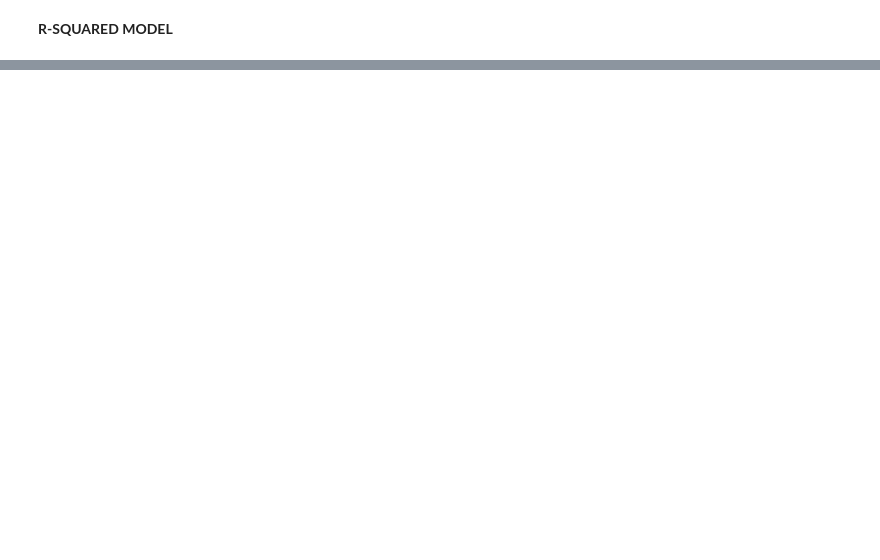
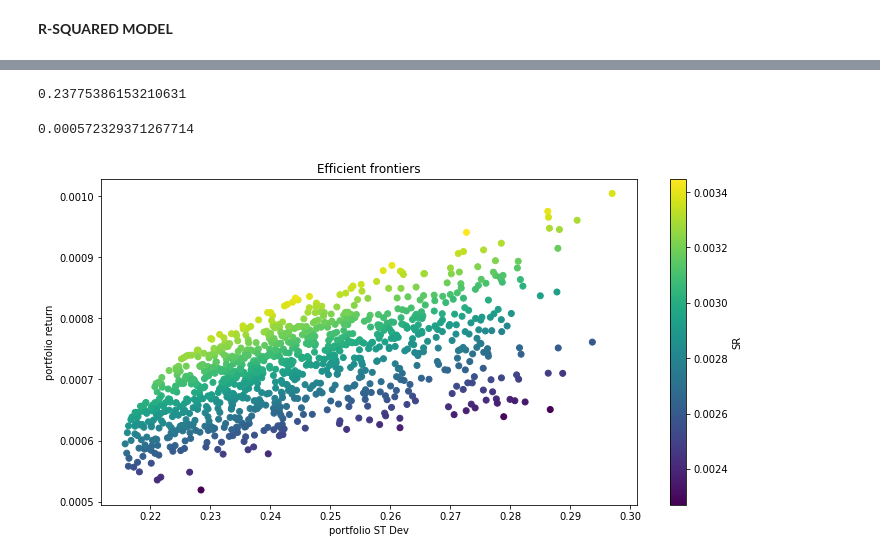
Before and after one commit to HardikZala/Data-Analysis, a Jupyter notebook: Portfolio_Risk_Calculator.ipynb, the cells around one changed output, grey strips where cells are left out. Saved outputs shown, nothing was run; the diff lists cells and outputs as text; code cells hidden in the pictures; blank space fills up the shorter version.

```diff
--- a/Portfolio_Risk_Calculator.ipynb
+++ b/Portfolio_Risk_Calculator.ipynb
@@ -524,0 +582,8 @@ dtype: float64
+# %%
+def portfolioreturn(weights):
+  return np.dot(log_returns.mean(),weights)
+# %%
+def weightscreator(df):
+  rand = np.random.random(len(log_returns.columns))
+  rand /= rand.sum()
+  return rand
@@ -524,0 +594,18 @@ dtype: float64
+# %%
+def portfoliostd(weights):
+  return(np.dot(np.dot(log_returns.cov(),weights),weights))**(1/2)*np.sqrt(252)
+# %%
+portfoliostd(weight_list)
+# %% [output]
+0.23775386153210631
+# %%
+returns = []
+stds = []
+w = []
+p_sharpe = []
+for i in range(1000):
+  weights = weightscreator(log_returns)
+  returns.append(portfolioreturn(weights))
+  stds.append(portfoliostd(weights))
+  w.append(weights)
+  p_sharpe.append(portfolioreturn(weights)/portfoliostd(weights))
@@ -525,3 +618,18 @@ dtype: float64
+# %%
+returns[stds.index(min(stds))]
+# %% [output]
+0.000572329371267714
+# %%
+import matplotlib.pyplot as plt
+plt.figure(figsize=(12,6))
+plt.scatter(stds,returns,c = p_sharpe)
+plt.title("Efficient frontiers")
+plt.xlabel("portfolio ST Dev")
+plt.ylabel("portfolio return")
+plt.colorbar(label='SR')
+plt.show()
+# %% [output]
+[figure, added]
 # %%
 #Value at Risk
 # %%
```
Also changed, not shown: parts of 40 cells of this notebook.
